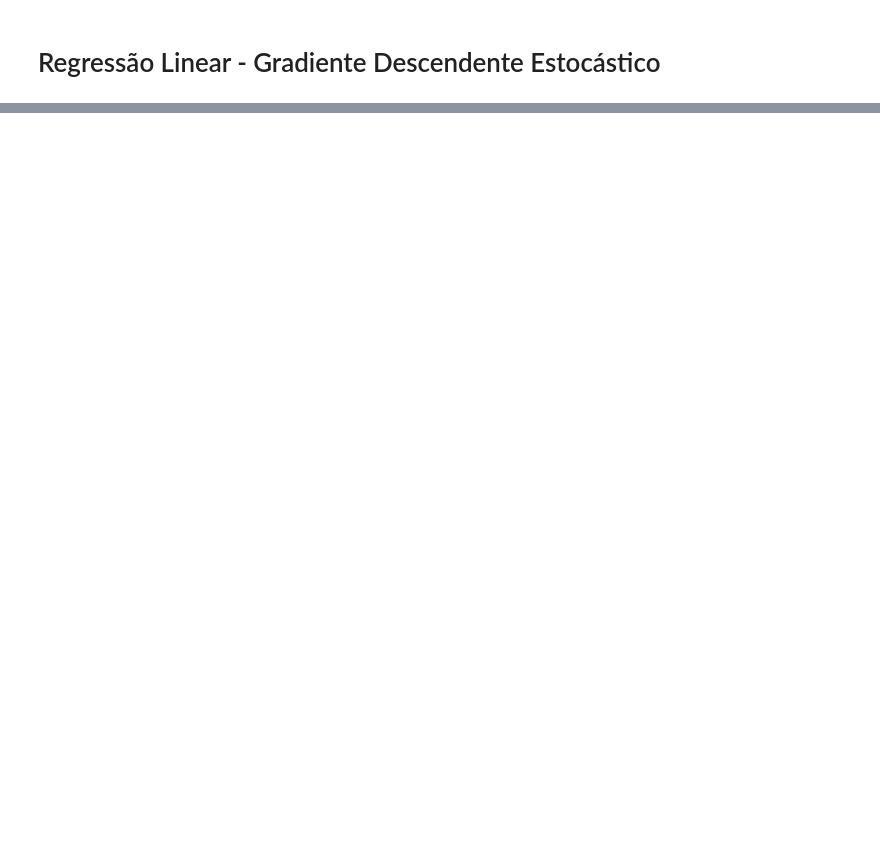
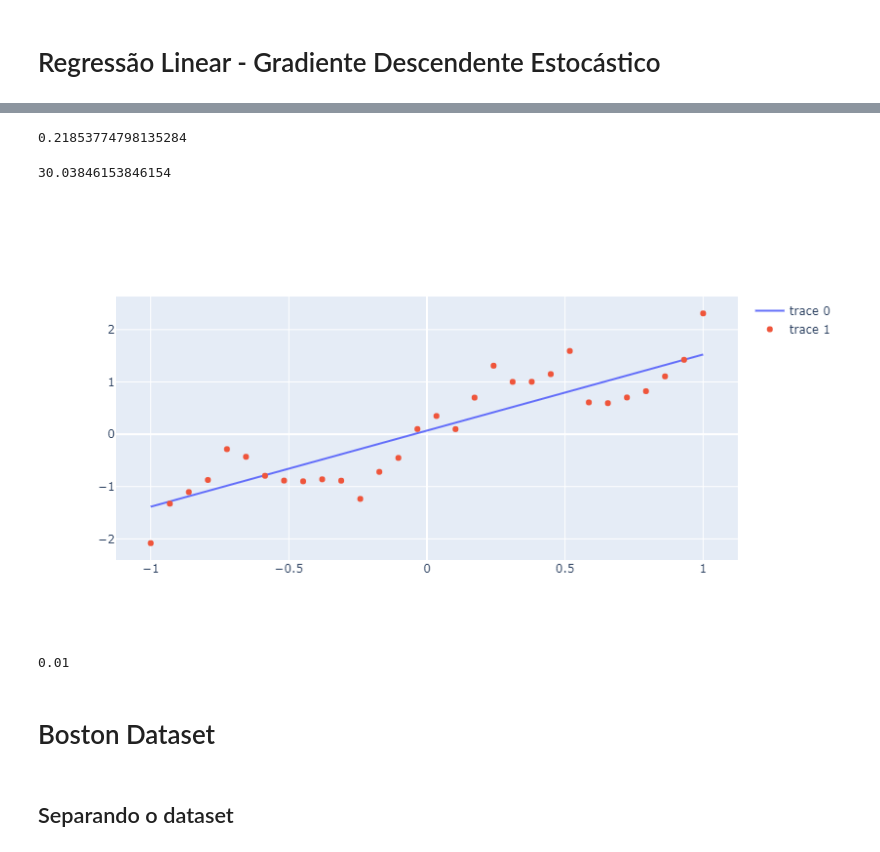
Before and after one commit to davinavarro/mestrado, a Jupyter notebook: 01 - Aprendizado de Máquina/Python/lista01.ipynb, the cells around one changed output, grey strips where cells are left out. Cells and saved outputs as stored; diff of their text form; code cells hidden in the pictures; blank space fills up the shorter version.

```diff
--- a/01 - Aprendizado de Máquina/Python/lista01.ipynb
+++ b/01 - Aprendizado de Máquina/Python/lista01.ipynb
@@ -450,0 +438,4 @@ sgd.plot_mse()
+# %%
+sgd = SGDRegressor(alpha = 0.01,learning_rate='constant')
+# %%
+sgd.fit(np.matrix(x).T,y)
@@ -450,0 +444,4 @@ sgd.plot_mse()
+# %%
+w0 = sgd.intercept_
+# %%
+w1 = sgd.coef_
@@ -450,0 +468,19 @@ sgd.plot_mse()
+# %%
+sum(((y - w1*x - w0)**2)/len(y))
+# %% [output]
+0.21853774798135284
+# %%
+781/26
+# %% [output]
+30.03846153846154
+# %%
+fig = go.Figure(go.Scatter(x = x , y =  w1*x + w0))
+fig.add_trace(go.Scatter(x = x, y = y,mode = 'markers'))
+# %% [output]
+[figure, added]
+# %%
+1e-2
+# %% [output]
+0.01
+# %% [markdown]
+# Boston Dataset
@@ -450,0 +489,2 @@ sgd.plot_mse()
+# %% [markdown]
+## Separando o dataset
```
Also changed, not shown: parts of 44 cells of this notebook.
